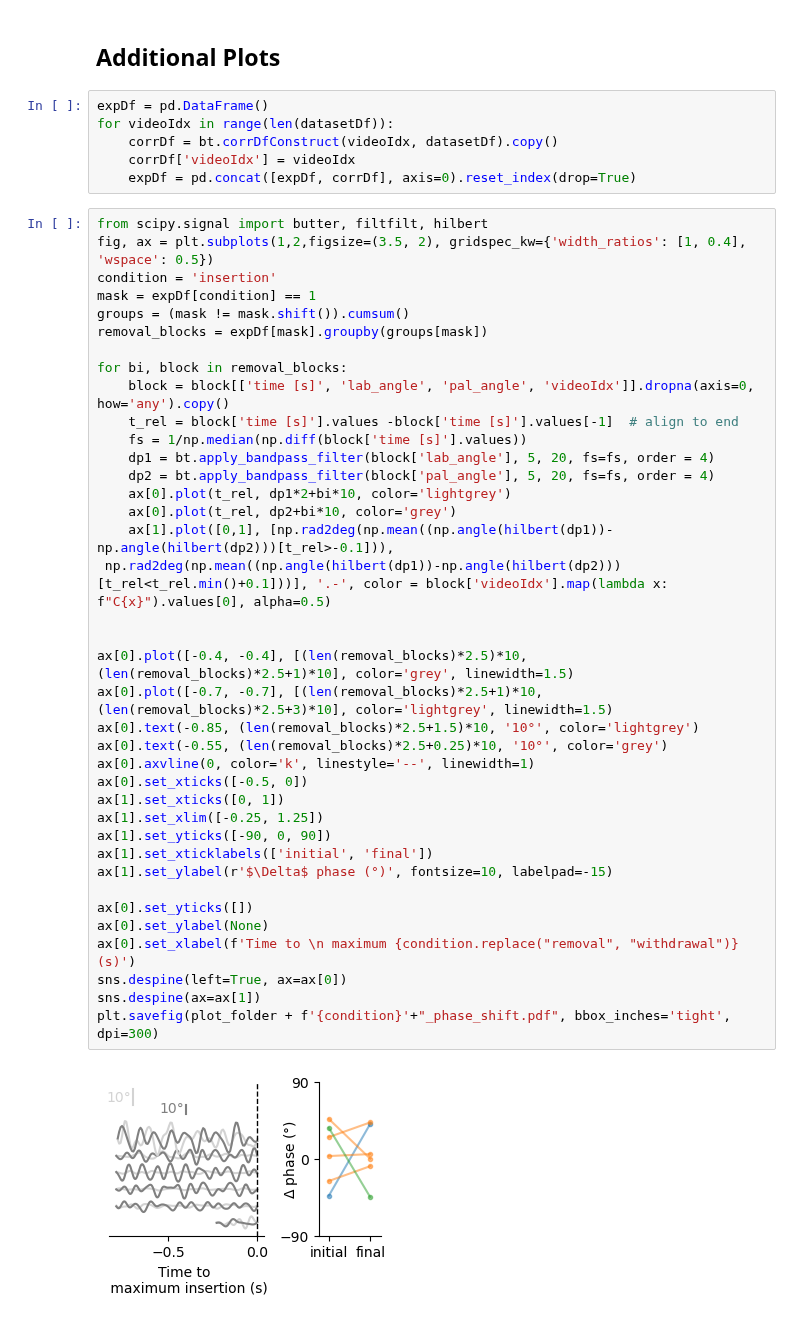
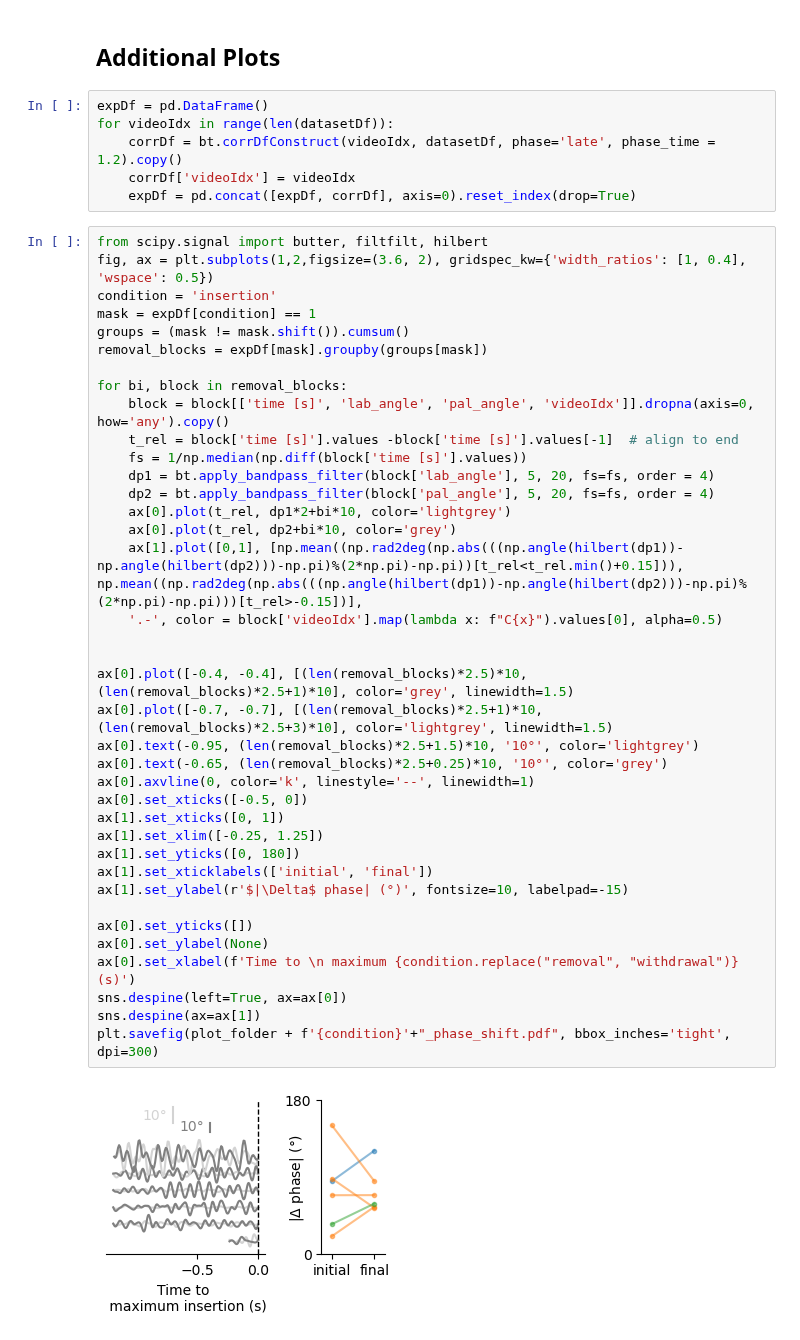
Before and after one commit to shivChitinous/bite-tracks, a Jupyter notebook: Figures.ipynb, the cells around one changed output. Saved outputs shown, nothing was run; the diff lists cells and outputs as text.

Commit message:
Add additional plots

```diff
--- a/Figures.ipynb
+++ b/Figures.ipynb
@@ -590,46 +590,47 @@ if oversave:
 # %%
 expDf = pd.DataFrame()
 for videoIdx in range(len(datasetDf)):
-    corrDf = bt.corrDfConstruct(videoIdx, datasetDf).copy()
+    corrDf = bt.corrDfConstruct(videoIdx, datasetDf, phase='late', phase_time = 1.2).copy()
     corrDf['videoIdx'] = videoIdx
     expDf = pd.concat([expDf, corrDf], axis=0).reset_index(drop=True)
 # %%
 from scipy.signal import butter, filtfilt, hilbert
-fig, ax = plt.subplots(1,2,figsize=(3.5, 2), gridspec_kw={'width_ratios': [1, 0.4], 'wspace': 0.5})
+fig, ax = plt.subplots(1,2,figsize=(3.6, 2), gridspec_kw={'width_ratios': [1, 0.4], 'wspace': 0.5})
 condition = 'insertion'
 mask = expDf[condition] == 1
 groups = (mask != mask.shift()).cumsum()
 removal_blocks = expDf[mask].groupby(groups[mask])
 
 for bi, block in removal_blocks:
     block = block[['time [s]', 'lab_angle', 'pal_angle', 'videoIdx']].dropna(axis=0, how='any').copy()
     t_rel = block['time [s]'].values -block['time [s]'].values[-1]  # align to end
     fs = 1/np.median(np.diff(block['time [s]'].values))
     dp1 = bt.apply_bandpass_filter(block['lab_angle'], 5, 20, fs=fs, order = 4)
     dp2 = bt.apply_bandpass_filter(block['pal_angle'], 5, 20, fs=fs, order = 4)
     ax[0].plot(t_rel, dp1*2+bi*10, color='lightgrey')
     ax[0].plot(t_rel, dp2+bi*10, color='grey')
-    ax[1].plot([0,1], [np.rad2deg(np.mean((np.angle(hilbert(dp1))-np.angle(hilbert(dp2)))[t_rel>-0.1])),
- np.rad2deg(np.mean((np.angle(hilbert(dp1))-np.angle(hilbert(dp2)))[t_rel<t_rel.min()+0.1]))], '.-', color = block['videoIdx'].map(lambda x: f"C{x}").values[0], alpha=0.5)
+    ax[1].plot([0,1], [np.mean((np.rad2deg(np.abs(((np.angle(hilbert(dp1))-np.angle(hilbert(dp2)))-np.pi)%(2*np.pi)-np.pi))[t_rel<t_rel.min()+0.15])),
+np.mean((np.rad2deg(np.abs(((np.angle(hilbert(dp1))-np.angle(hilbert(dp2)))-np.pi)%(2*np.pi)-np.pi)))[t_rel>-0.15])],
+    '.-', color = block['videoIdx'].map(lambda x: f"C{x}").values[0], alpha=0.5)
 
 
 ax[0].plot([-0.4, -0.4], [(len(removal_blocks)*2.5)*10, (len(removal_blocks)*2.5+1)*10], color='grey', linewidth=1.5)
 ax[0].plot([-0.7, -0.7], [(len(removal_blocks)*2.5+1)*10, (len(removal_blocks)*2.5+3)*10], color='lightgrey', linewidth=1.5)
-ax[0].text(-0.85, (len(removal_blocks)*2.5+1.5)*10, '10°', color='lightgrey')
-ax[0].text(-0.55, (len(removal_blocks)*2.5+0.25)*10, '10°', color='grey')
+ax[0].text(-0.95, (len(removal_blocks)*2.5+1.5)*10, '10°', color='lightgrey')
+ax[0].text(-0.65, (len(removal_blocks)*2.5+0.25)*10, '10°', color='grey')
 ax[0].axvline(0, color='k', linestyle='--', linewidth=1)
 ax[0].set_xticks([-0.5, 0])
 ax[1].set_xticks([0, 1])
 ax[1].set_xlim([-0.25, 1.25])
-ax[1].set_yticks([-90, 0, 90])
+ax[1].set_yticks([0, 180])
 ax[1].set_xticklabels(['initial', 'final'])
-ax[1].set_ylabel(r'$\Delta$ phase (°)', fontsize=10, labelpad=-15)
+ax[1].set_ylabel(r'$|\Delta$ phase| (°)', fontsize=10, labelpad=-15)
 
 ax[0].set_yticks([])
 ax[0].set_ylabel(None)
 ax[0].set_xlabel(f'Time to \n maximum {condition.replace("removal", "withdrawal")} (s)')
 sns.despine(left=True, ax=ax[0])
 sns.despine(ax=ax[1])
 plt.savefig(plot_folder + f'{condition}'+"_phase_shift.pdf", bbox_inches='tight', dpi=300)
 # %% [output]
-[figure, old version]
+[figure, new version]
```
Also changed, not shown: 8 other files.
